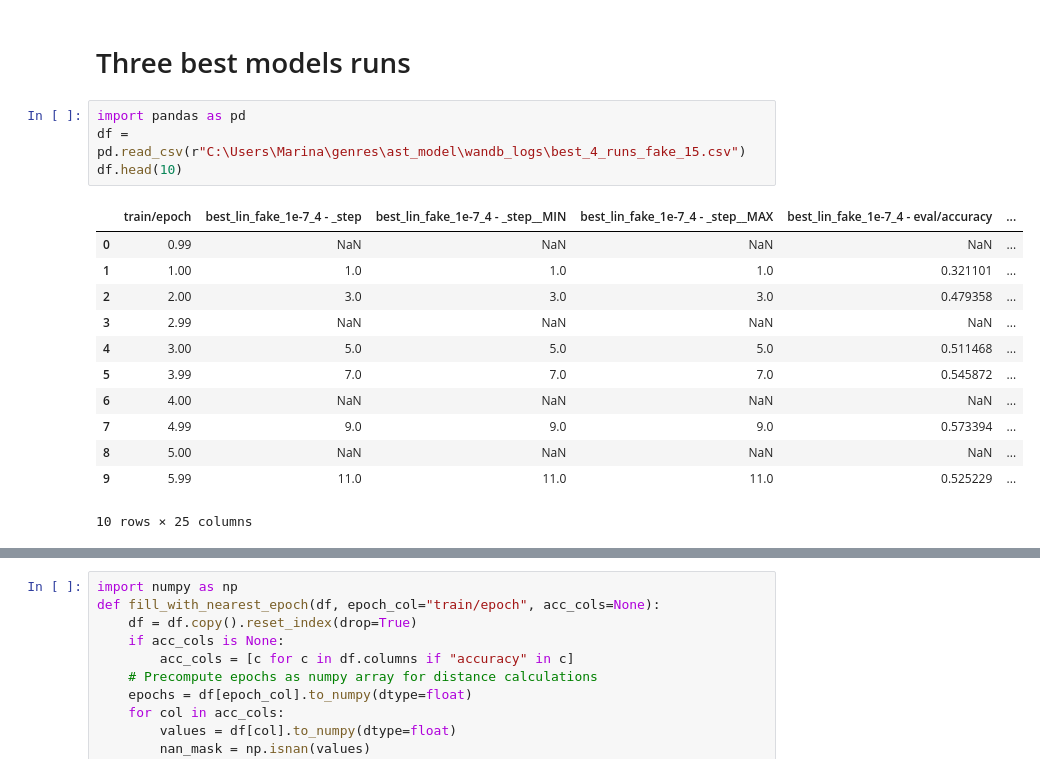
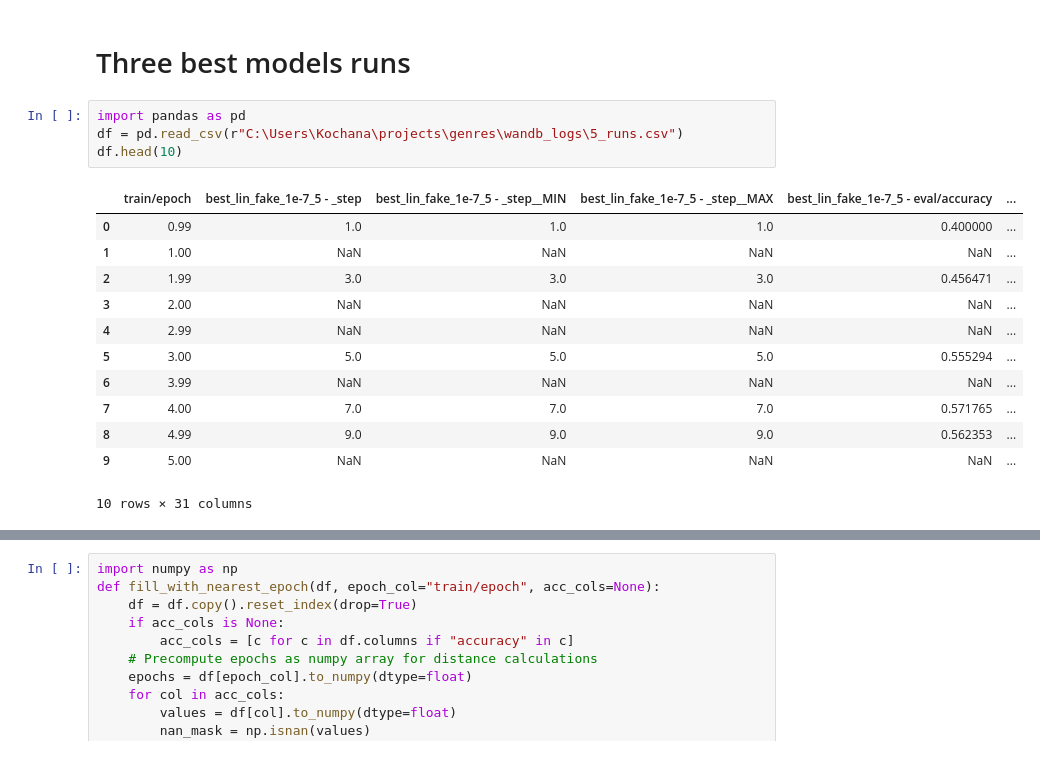
Before and after one commit to PulyaPolya/genres, a Jupyter notebook: ast_model/visualisations_hpo.ipynb, the cells around one changed output, grey strips where cells are left out. Drawn from its saved outputs; the diff is of its cells as text.

```diff
--- a/ast_model/visualisations_hpo.ipynb
+++ b/ast_model/visualisations_hpo.ipynb
@@ -475,21 +475,21 @@ df.sort_values(by= "eval/accuracy", axis = 0, ascending=False).tail(10)
 # Three best models runs
 # %%
 import pandas as pd
-df = pd.read_csv(r"C:\Users\Marina\genres\ast_model\wandb_logs\best_4_runs_fake_15.csv")
+df = pd.read_csv(r"C:\Users\Kochana\projects\genres\wandb_logs\5_runs.csv")
 df.head(10)
 # %% [output]
-|  | train/epoch | best_lin_fake_1e-7_4 - _step | best_lin_fake_1e-7_4 - _step__MIN | best_lin_fake_1e-7_4 - _step__MAX | best_lin_fake_1e-7_4 - eval/accuracy | ... |
-| 0 | 0.99 | NaN | NaN | NaN | NaN | ... |
-| 1 | 1.00 | 1.0 | 1.0 | 1.0 | 0.321101 | ... |
-| 2 | 2.00 | 3.0 | 3.0 | 3.0 | 0.479358 | ... |
-| 3 | 2.99 | NaN | NaN | NaN | NaN | ... |
-| 4 | 3.00 | 5.0 | 5.0 | 5.0 | 0.511468 | ... |
-| 5 | 3.99 | 7.0 | 7.0 | 7.0 | 0.545872 | ... |
-| 6 | 4.00 | NaN | NaN | NaN | NaN | ... |
-| 7 | 4.99 | 9.0 | 9.0 | 9.0 | 0.573394 | ... |
-| 8 | 5.00 | NaN | NaN | NaN | NaN | ... |
-| 9 | 5.99 | 11.0 | 11.0 | 11.0 | 0.525229 | ... |
+|  | train/epoch | best_lin_fake_1e-7_5 - _step | best_lin_fake_1e-7_5 - _step__MIN | best_lin_fake_1e-7_5 - _step__MAX | best_lin_fake_1e-7_5 - eval/accuracy | ... |
+| 0 | 0.99 | 1.0 | 1.0 | 1.0 | 0.400000 | ... |
+| 1 | 1.00 | NaN | NaN | NaN | NaN | ... |
+| 2 | 1.99 | 3.0 | 3.0 | 3.0 | 0.456471 | ... |
+| 3 | 2.00 | NaN | NaN | NaN | NaN | ... |
+| 4 | 2.99 | NaN | NaN | NaN | NaN | ... |
+| 5 | 3.00 | 5.0 | 5.0 | 5.0 | 0.555294 | ... |
+| 6 | 3.99 | NaN | NaN | NaN | NaN | ... |
+| 7 | 4.00 | 7.0 | 7.0 | 7.0 | 0.571765 | ... |
+| 8 | 4.99 | 9.0 | 9.0 | 9.0 | 0.562353 | ... |
+| 9 | 5.00 | NaN | NaN | NaN | NaN | ... |
-10 rows × 25 columns
+10 rows × 31 columns
 # %%
 columns = df.columns
 columns_to_drop = [column for column in columns if (column.endswith("MAX") or column.endswith("MIN") or column.endswith("step"))]
```
Also changed, not shown: parts of 9 cells of this notebook, 1 other file.
